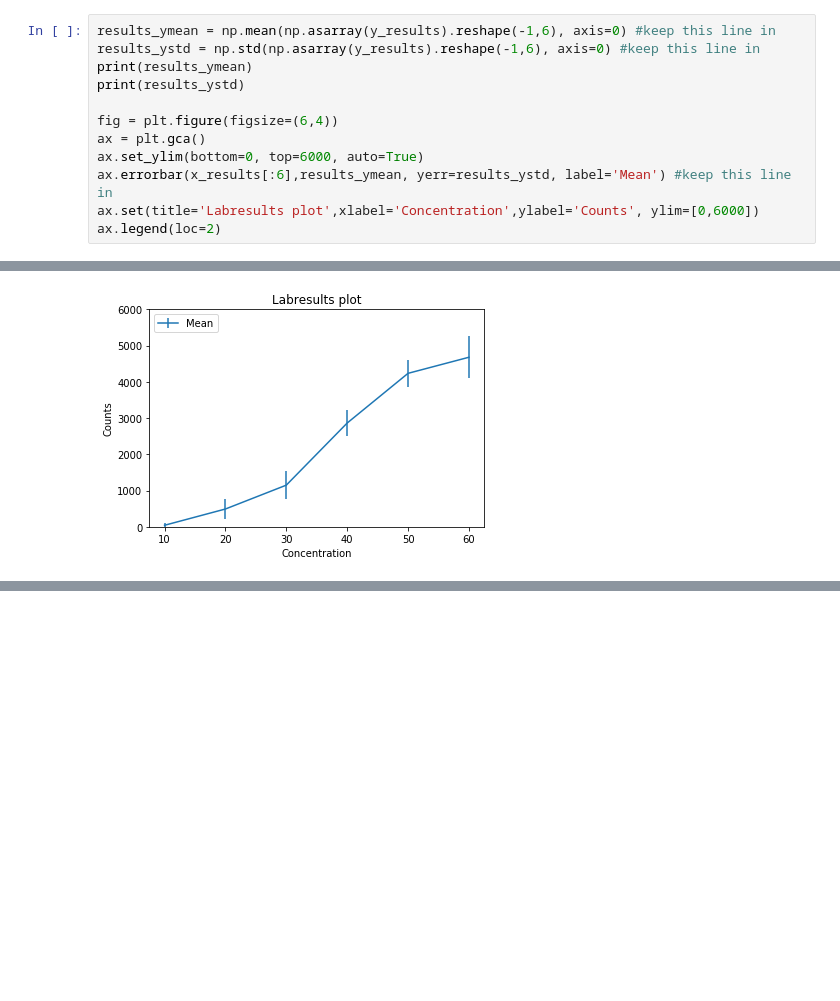
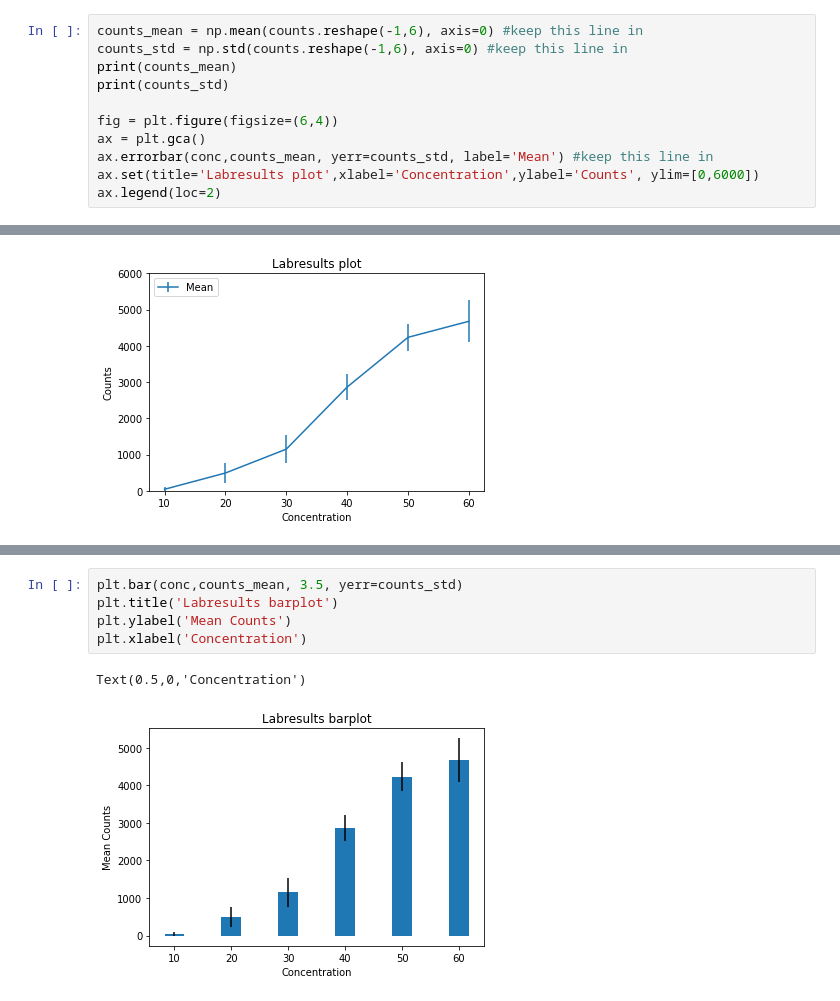
Before and after one commit to lacdr-tox/basic-programming-in-drug-discovery, a Jupyter notebook: python/exercises/2. Basic Plotting.ipynb, the cells around one changed output, grey strips where cells are left out. Cells and saved outputs as stored; diff of their text form; blank space fills up the shorter version.

```diff
--- a/python/exercises/2. Basic Plotting.ipynb
+++ b/python/exercises/2. Basic Plotting.ipynb
@@ -93,14 +90,13 @@ ax.legend(loc=2)
 To follow this up, we want to get the mean of the three runs for each concentration, calculate the sd and then plot the error bars, all with only 1 line displayed in the port. Note that you have to calculate the mean over an interval of 6. However there is a trick to calculate this with np.
 # %%
-results_ymean = np.mean(np.asarray(y_results).reshape(-1,6), axis=0) #keep this line in
-results_ystd = np.std(np.asarray(y_results).reshape(-1,6), axis=0) #keep this line in
-print(results_ymean)
-print(results_ystd)
+counts_mean = np.mean(counts.reshape(-1,6), axis=0) #keep this line in
+counts_std = np.std(counts.reshape(-1,6), axis=0) #keep this line in
+print(counts_mean)
+print(counts_std)
 
 fig = plt.figure(figsize=(6,4))
 ax = plt.gca()
-ax.set_ylim(bottom=0, top=6000, auto=True)
-ax.errorbar(x_results[:6],results_ymean, yerr=results_ystd, label='Mean') #keep this line in
+ax.errorbar(conc,counts_mean, yerr=counts_std, label='Mean') #keep this line in
 ax.set(title='Labresults plot',xlabel='Concentration',ylabel='Counts', ylim=[0,6000])
 ax.legend(loc=2)
 # %% [output]
@@ -112,0 +113,8 @@ ax.legend(loc=2)
+# %%
+plt.bar(conc,counts_mean, 3.5, yerr=counts_std)
+plt.title('Labresults barplot')
+plt.ylabel('Mean Counts')
+plt.xlabel('Concentration')
+# %% [output]
+Text(0.5,0,'Concentration')
+[figure, added]
```
Also changed, not shown: parts of 18 cells of this notebook.
